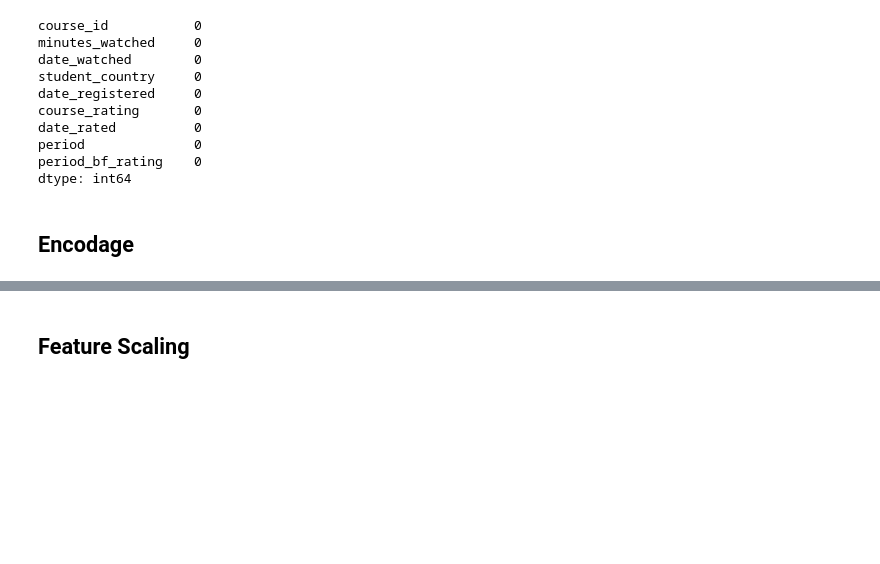
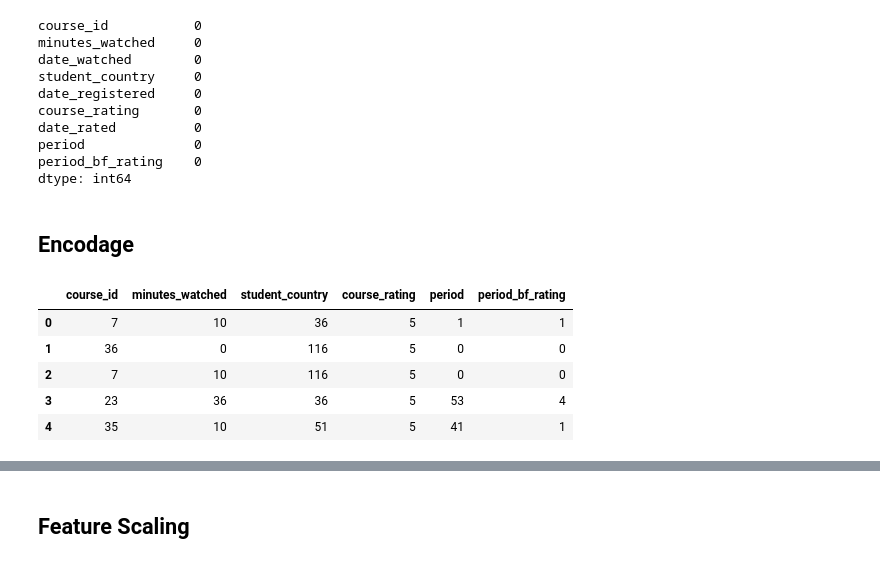
Before and after one commit to julienawonga/365_challenge, a Jupyter notebook: 365 Data.ipynb, the cells around one changed output, grey strips where cells are left out. Saved outputs shown, nothing was run; the diff lists cells and outputs as text; code cells hidden in the pictures; blank space fills up the shorter version.

```diff
--- a/365 Data.ipynb
+++ b/365 Data.ipynb
@@ -408,3 +408,12 @@ x_test['period'] = np.abs((x_test['period'].apply(lambda x : x.split(' ')[0])).a
 #
 x_train['period_bf_rating'] = np.abs((x_train['period_bf_rating'].apply(lambda x : x.split(' ')[0])).astype('int64'))
 x_test['period_bf_rating'] = np.abs((x_test['period_bf_rating'].apply(lambda x : x.split(' ')[0])).astype('int64'))
+# %%
+x_train.head()
+# %% [output]
+|  | course_id | minutes_watched | student_country | course_rating | period | period_bf_rating |
+| 0 | 7 | 10 | 36 | 5 | 1 | 1 |
+| 1 | 36 | 0 | 116 | 5 | 0 | 0 |
+| 2 | 7 | 10 | 116 | 5 | 0 | 0 |
+| 3 | 23 | 36 | 36 | 5 | 53 | 4 |
+| 4 | 35 | 10 | 51 | 5 | 41 | 1 |
```
Also changed, not shown: parts of 29 cells of this notebook.
